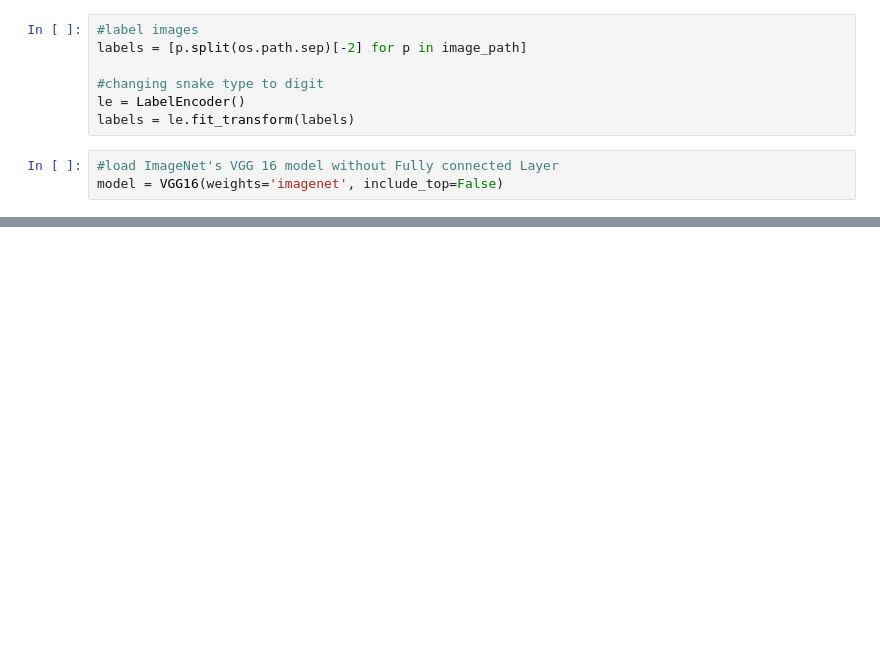
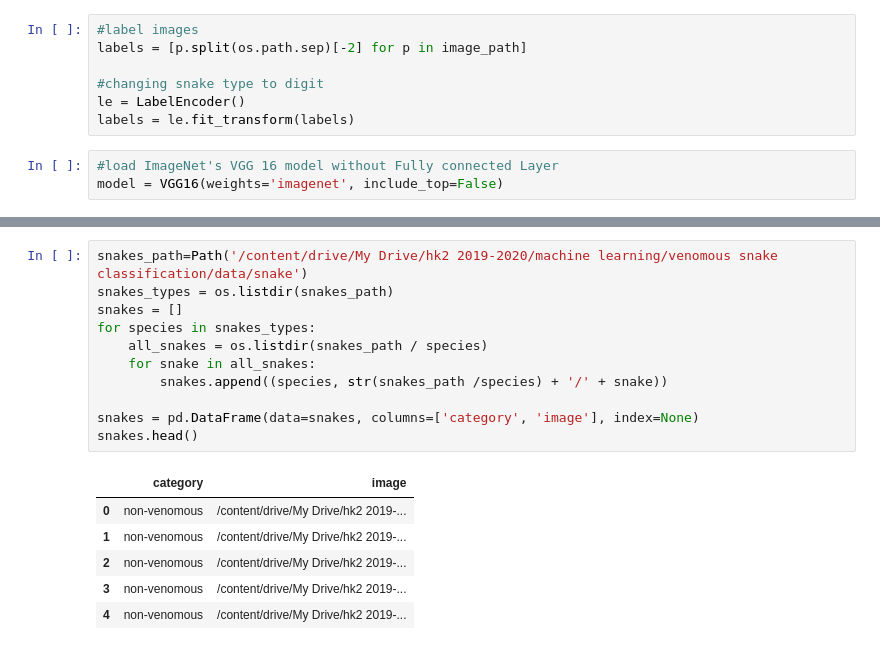
Before and after one commit to 18520395/CS114.K21, a Jupyter notebook: snakeclassification/venomoussnake.ipynb, the cells around one changed output, grey strips where cells are left out. Drawn from its saved outputs; the diff is of its cells as text; blank space fills up the shorter version.

```diff
--- a/snakeclassification/venomoussnake.ipynb
+++ b/snakeclassification/venomoussnake.ipynb
@@ -77,0 +228,18 @@ ValueError: ignored
+# %%
+snakes_path=Path('/content/drive/My Drive/hk2 2019-2020/machine learning/venomous snake classification/data/snake')
+snakes_types = os.listdir(snakes_path)
+snakes = []
+for species in snakes_types:
+    all_snakes = os.listdir(snakes_path / species)
+    for snake in all_snakes:
+        snakes.append((species, str(snakes_path /species) + '/' + snake))
+
+snakes = pd.DataFrame(data=snakes, columns=['category', 'image'], index=None)
+snakes.head()
+# %% [output]
+|  | category | image |
+| 0 | non-venomous | /content/drive/My Drive/hk2 2019-... |
+| 1 | non-venomous | /content/drive/My Drive/hk2 2019-... |
+| 2 | non-venomous | /content/drive/My Drive/hk2 2019-... |
+| 3 | non-venomous | /content/drive/My Drive/hk2 2019-... |
+| 4 | non-venomous | /content/drive/My Drive/hk2 2019-... |
```
Also changed, not shown: parts of 30 cells of this notebook.
